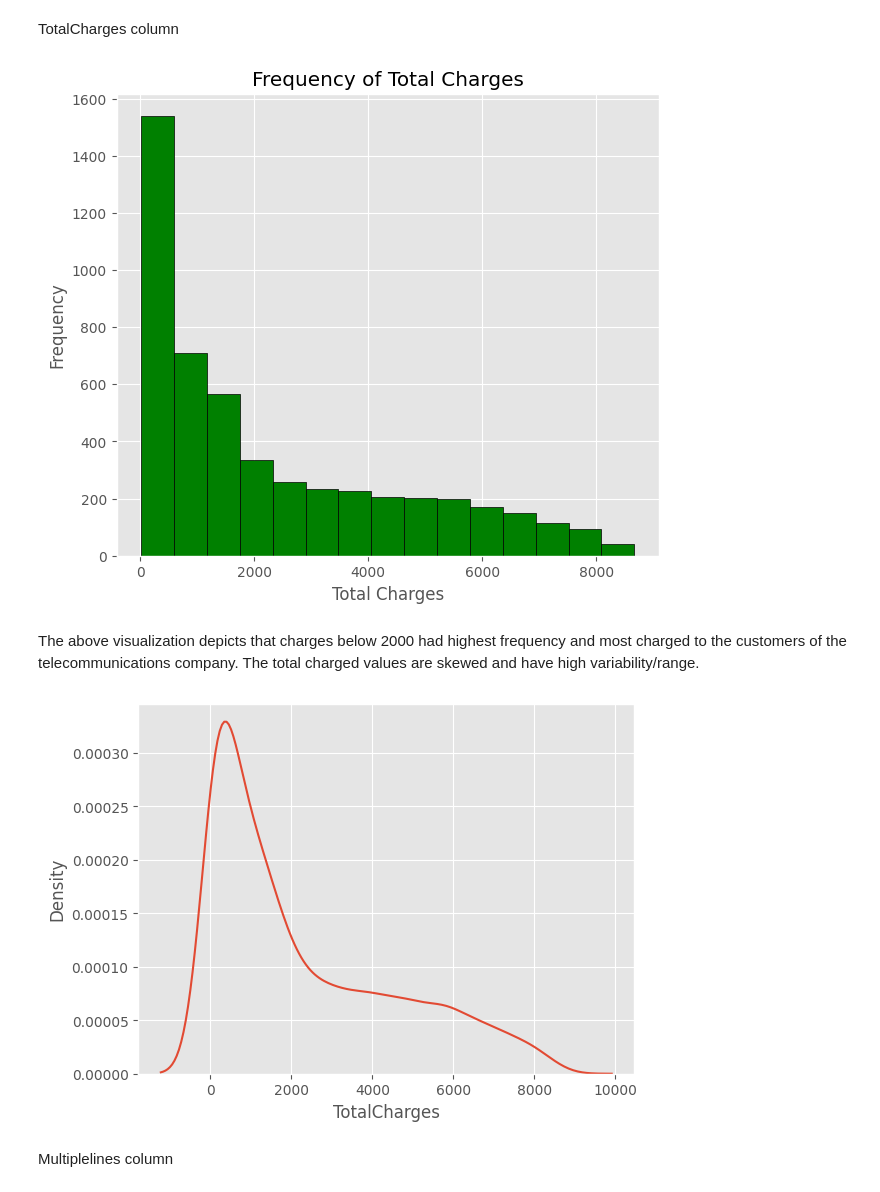
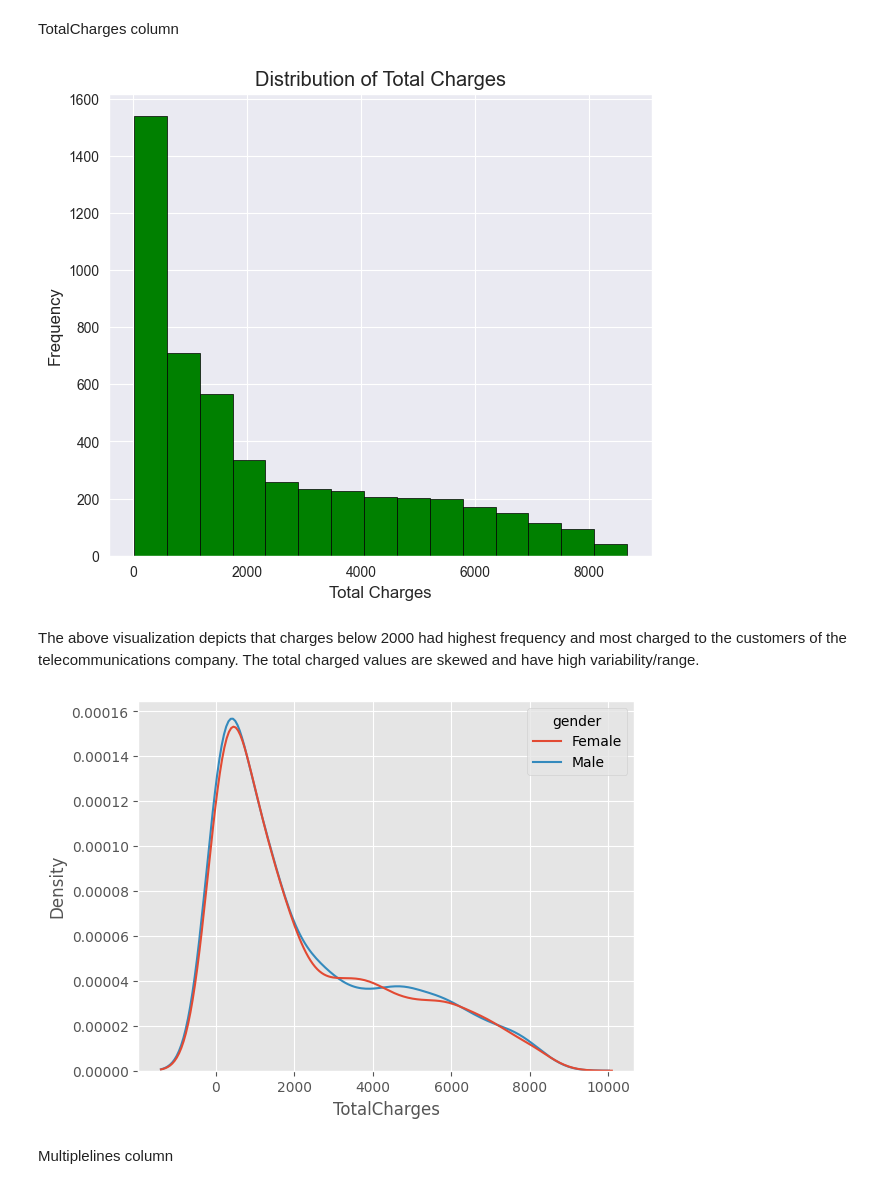
Before and after one commit to kaitany/Telecommunications-Churn-Analysis, a Jupyter notebook: Predicting_Customer_Churn.ipynb, the cells around one changed output. Drawn from its saved outputs; the diff is of its cells as text; code cells hidden in the pictures.

```diff
--- a/Predicting_Customer_Churn.ipynb
+++ b/Predicting_Customer_Churn.ipynb
@@ -1101,7 +1106,7 @@ df_combined.to_csv('Clean_Train_Data.csv')
 Loading Combined Training Data
 # %%
 #Use of pandas pd.read_csv method
-df = pd.read_csv('Clean_Train_Data.csv')
+df = pd.read_csv('Clean_Train_Data.csv', index_col=False)
 
 #Preview of first few rows of the data
 df.head(3)
@@ -1160,17 +1166,17 @@ plt.figure(figsize=(7,6))
 plt.hist(df['TotalCharges'], bins=15, color='g', edgecolor='black')
 plt.xlabel('Total Charges')
 plt.ylabel('Frequency')
-plt.title('Frequency of Total Charges')
+plt.title('Distribution of Total Charges')
 plt.show()
 # %% [output]
-[figure, old version]
+[figure, new version]
 # %% [markdown]
 The above visualization depicts that charges below 2000 had highest frequency and most charged to the customers of the telecommunications company. The total charged values are skewed and have high variability/range.
 # %%
 # A distribution plot to show the skewness in detail
-sns.kdeplot(x='TotalCharges', data=df);
+sns.kdeplot(x='TotalCharges', data=df, hue='gender');
 # %% [output]
-[figure, old version]
+[figure, new version]
 # %% [markdown]
 Multiplelines column
 # %%
```
Also changed, not shown: parts of 15 cells of this notebook.
